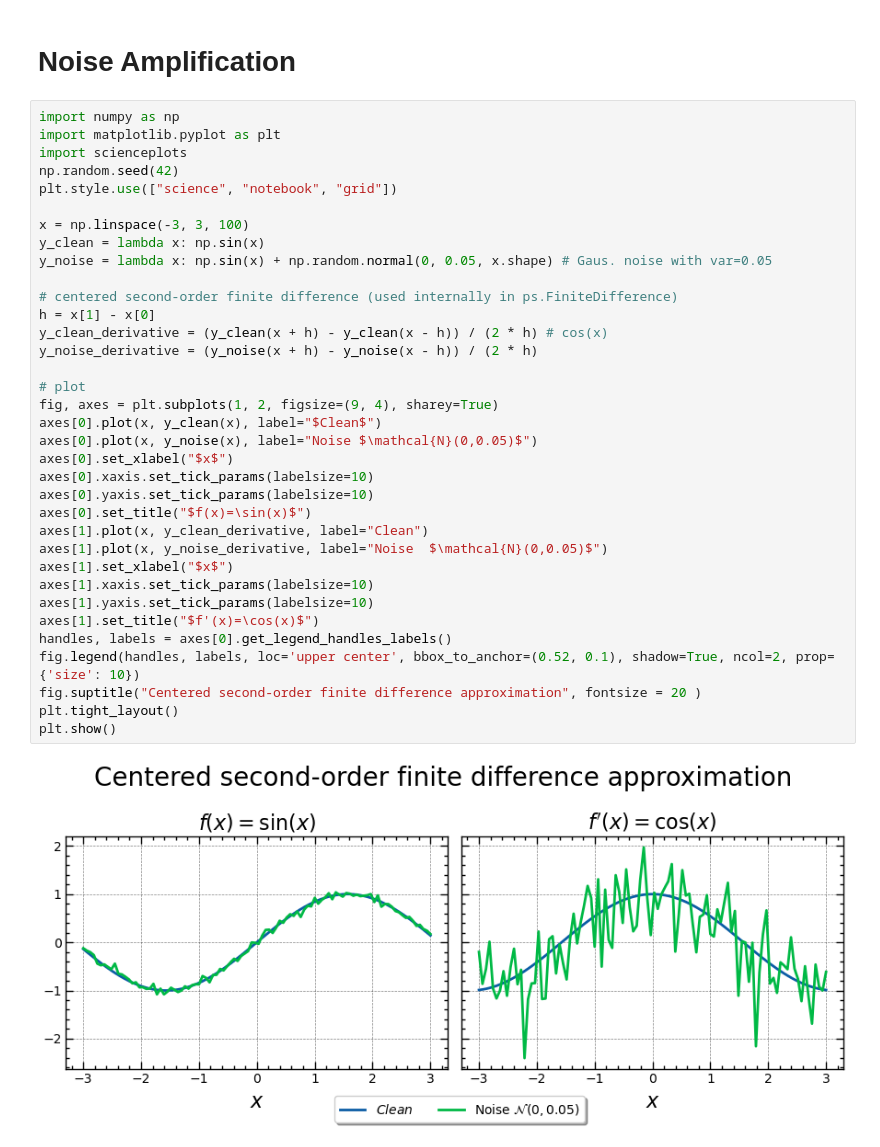
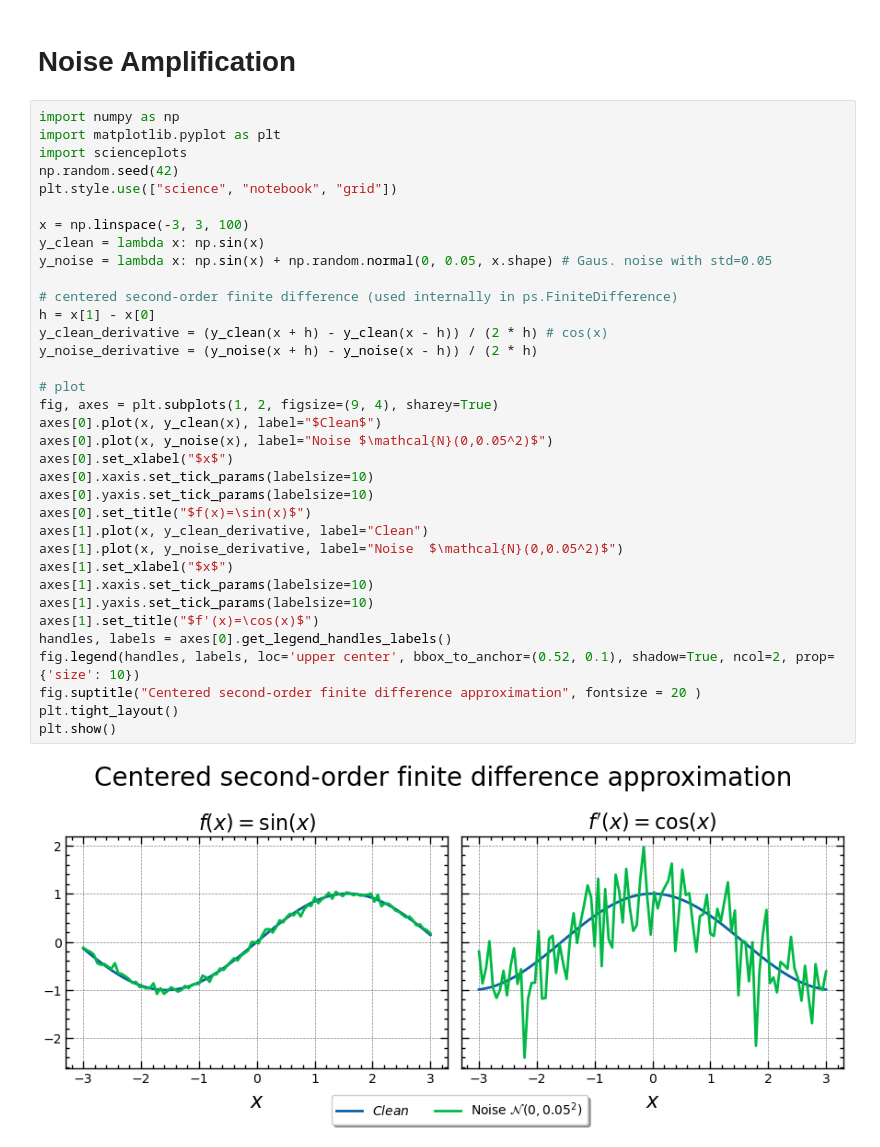
Before and after one commit to sandromikautadze/sindy-thesis, a Jupyter notebook: noise-amplification.ipynb, the cells around one changed output. Saved outputs shown, nothing was run; the diff lists cells and outputs as text.

Commit message:
fix std of gaussian noise

```diff
--- a/noise-amplification.ipynb
+++ b/noise-amplification.ipynb
@@ -6,34 +6,34 @@ import matplotlib.pyplot as plt
 import scienceplots
 np.random.seed(42)
 plt.style.use(["science", "notebook", "grid"])
 
 x = np.linspace(-3, 3, 100)
 y_clean = lambda x: np.sin(x)
-y_noise = lambda x: np.sin(x) + np.random.normal(0, 0.05, x.shape) # Gaus. noise with var=0.05
+y_noise = lambda x: np.sin(x) + np.random.normal(0, 0.05, x.shape) # Gaus. noise with std=0.05
 
 # centered second-order finite difference (used internally in ps.FiniteDifference)
 h = x[1] - x[0]
 y_clean_derivative = (y_clean(x + h) - y_clean(x - h)) / (2 * h) # cos(x)
 y_noise_derivative = (y_noise(x + h) - y_noise(x - h)) / (2 * h)
 
 # plot
 fig, axes = plt.subplots(1, 2, figsize=(9, 4), sharey=True)
 axes[0].plot(x, y_clean(x), label="$Clean$")
-axes[0].plot(x, y_noise(x), label="Noise $\mathcal{N}(0,0.05)$")
+axes[0].plot(x, y_noise(x), label="Noise $\mathcal{N}(0,0.05^2)$")
 axes[0].set_xlabel("$x$")
 axes[0].xaxis.set_tick_params(labelsize=10)
 axes[0].yaxis.set_tick_params(labelsize=10)
 axes[0].set_title("$f(x)=\sin(x)$")
 axes[1].plot(x, y_clean_derivative, label="Clean")
-axes[1].plot(x, y_noise_derivative, label="Noise  $\mathcal{N}(0,0.05)$")
+axes[1].plot(x, y_noise_derivative, label="Noise  $\mathcal{N}(0,0.05^2)$")
 axes[1].set_xlabel("$x$")
 axes[1].xaxis.set_tick_params(labelsize=10)
 axes[1].yaxis.set_tick_params(labelsize=10)
 axes[1].set_title("$f'(x)=\cos(x)$")
 handles, labels = axes[0].get_legend_handles_labels()
 fig.legend(handles, labels, loc='upper center', bbox_to_anchor=(0.52, 0.1), shadow=True, ncol=2, prop={'size': 10})
 fig.suptitle("Centered second-order finite difference approximation", fontsize = 20 )
 plt.tight_layout()
 plt.show()
 # %% [output]
-[figure, old version]
+[figure, new version]
```
